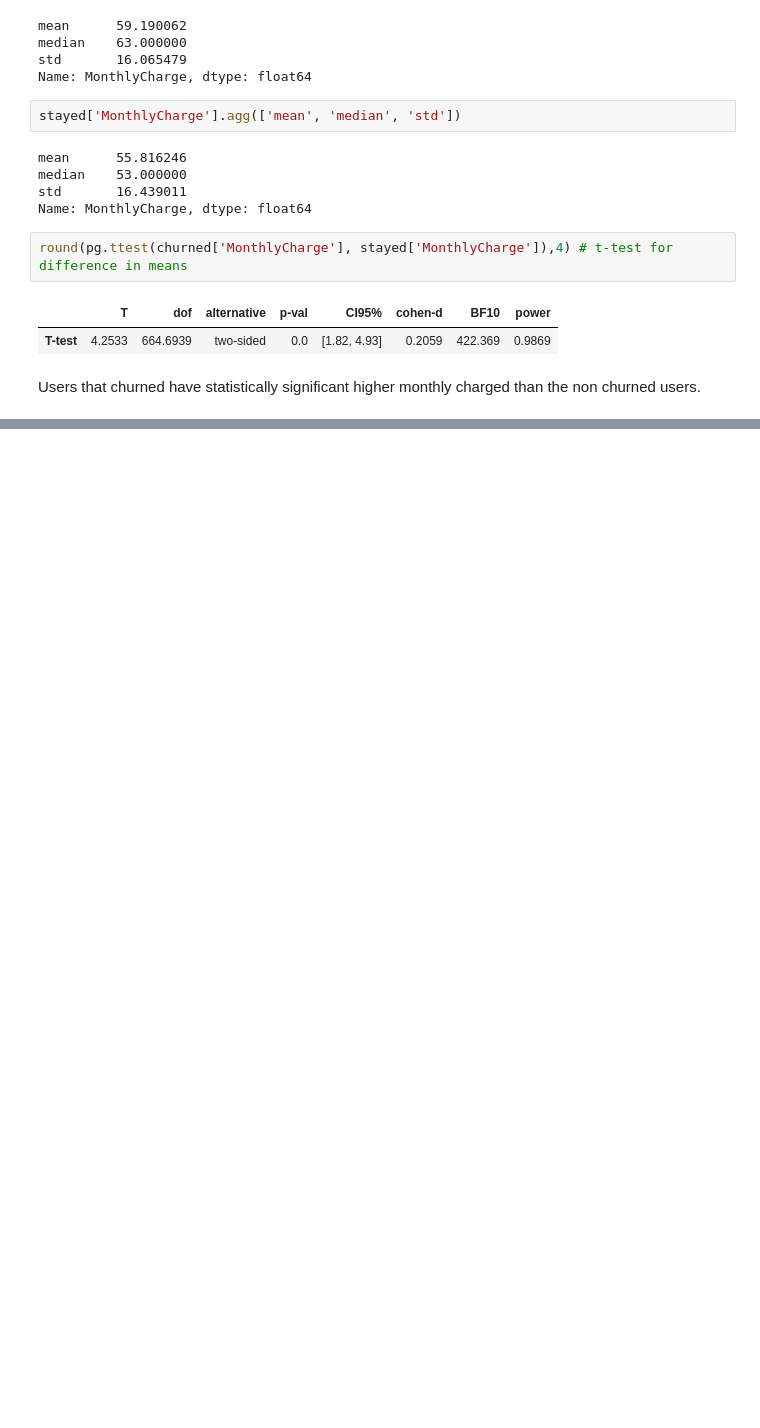
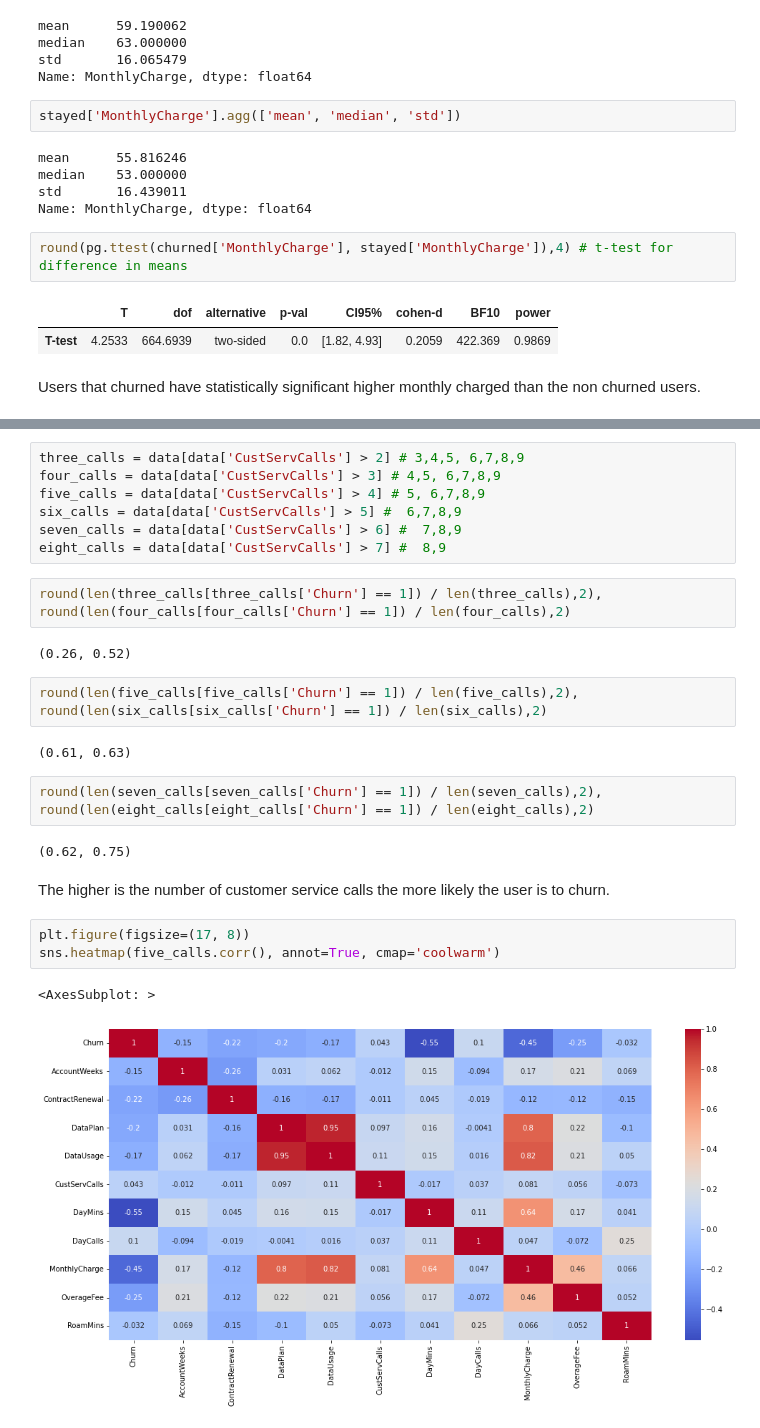
Before and after one commit to CarJung/Churn_exploration, a Jupyter notebook: Relationships.ipynb, the cells around one changed output, grey strips where cells are left out. Cells and saved outputs as stored; diff of their text form; blank space fills up the shorter version.

Commit message:
churn and customer calls rel

```diff
--- a/Relationships.ipynb
+++ b/Relationships.ipynb
@@ -191,0 +208,27 @@ Users that churned have statistically significant higher monthly charged than th
+# %%
+three_calls = data[data['CustServCalls'] > 2] # 3,4,5, 6,7,8,9
+four_calls = data[data['CustServCalls'] > 3] # 4,5, 6,7,8,9
+five_calls = data[data['CustServCalls'] > 4] # 5, 6,7,8,9
+six_calls = data[data['CustServCalls'] > 5] #  6,7,8,9
+seven_calls = data[data['CustServCalls'] > 6] #  7,8,9
+eight_calls = data[data['CustServCalls'] > 7] #  8,9
+# %%
+round(len(three_calls[three_calls['Churn'] == 1]) / len(three_calls),2), round(len(four_calls[four_calls['Churn'] == 1]) / len(four_calls),2)
+# %% [output]
+(0.26, 0.52)
+# %%
+round(len(five_calls[five_calls['Churn'] == 1]) / len(five_calls),2), round(len(six_calls[six_calls['Churn'] == 1]) / len(six_calls),2)
+# %% [output]
+(0.61, 0.63)
+# %%
+round(len(seven_calls[seven_calls['Churn'] == 1]) / len(seven_calls),2), round(len(eight_calls[eight_calls['Churn'] == 1]) / len(eight_calls),2)
+# %% [output]
+(0.62, 0.75)
+# %% [markdown]
+The higher is the number of customer service calls the more likely the user is to churn.
+# %%
+plt.figure(figsize=(17, 8))
+sns.heatmap(five_calls.corr(), annot=True, cmap='coolwarm')
+# %% [output]
+<AxesSubplot: >
+[figure, added]
```
Also changed, not shown: parts of 12 cells of this notebook.
